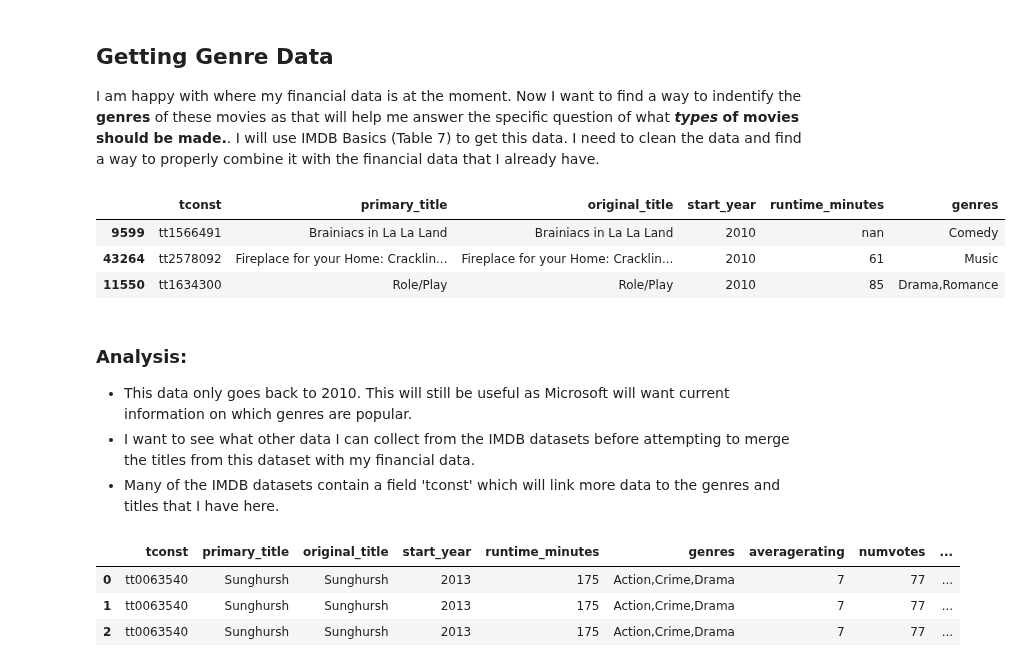
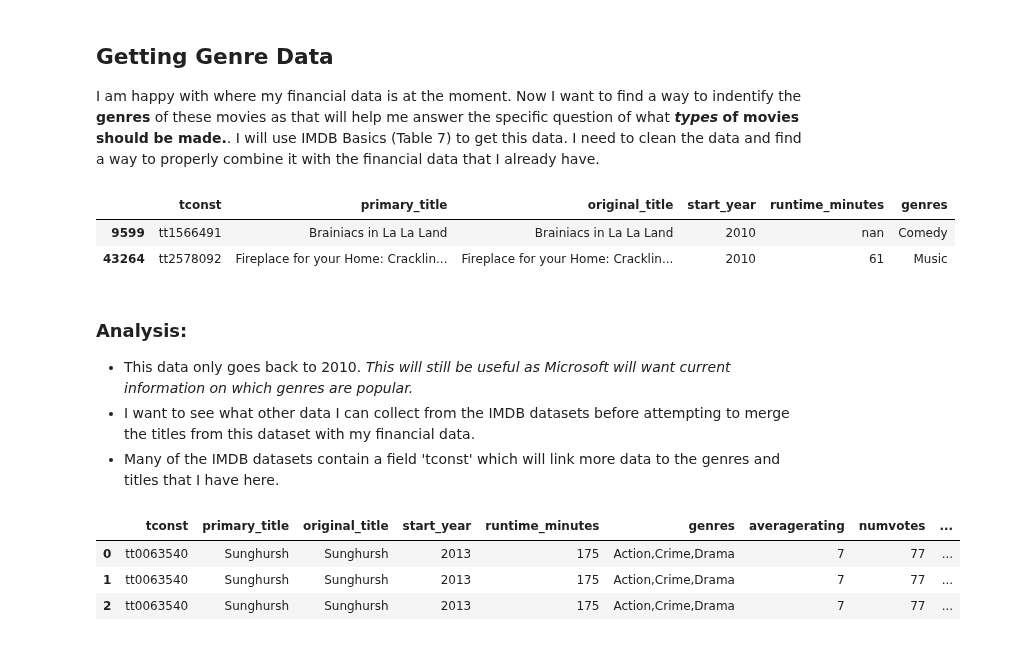
Before and after one commit to jxn628/dsc-phase-1-project, a Jupyter notebook: student.ipynb, the cells around one changed output. Cells and saved outputs as stored; diff of their text form; code cells hidden in the pictures.

```diff
--- a/student.ipynb
+++ b/student.ipynb
@@ -272,16 +273,15 @@ table9.head(2)
 I am happy with where my financial data is at the moment. Now I want to find a way to indentify the **genres** of these movies as that will help me answer the specific question of what ***types*** **of movies should be made.**.
 I will use IMDB Basics (Table 7) to get this data. I need to clean the data and find a way to properly combine it with the financial data that I already have.
 # %%
-table7.sort_values(by='start_year', ascending=True).head(3)
+table7.sort_values(by='start_year', ascending=True).head(2)
 # %% [output]
 |  | tconst | primary_title | original_title | start_year | runtime_minutes | genres |
 | 9599 | tt1566491 | Brainiacs in La La Land | Brainiacs in La La Land | 2010 | nan | Comedy |
 | 43264 | tt2578092 | Fireplace for your Home: Cracklin... | Fireplace for your Home: Cracklin... | 2010 | 61 | Music |
-| 11550 | tt1634300 | Role/Play | Role/Play | 2010 | 85 | Drama,Romance |
 # %% [markdown]
 ### **Analysis:**
-- This data only goes back to 2010. This will still be useful as Microsoft will want current information on
-which genres are popular.
+- This data only goes back to 2010. *This will still be useful as Microsoft will want current information on
+which genres are popular.*
 - I want to see what other data I can collect from the IMDB datasets before attempting to merge the titles from this dataset with my financial data.
 - Many of the IMDB datasets contain a field 'tconst' which will link more data to the genres and titles that I have here.
 # %%
```
Also changed, not shown: parts of 60 cells of this notebook.
